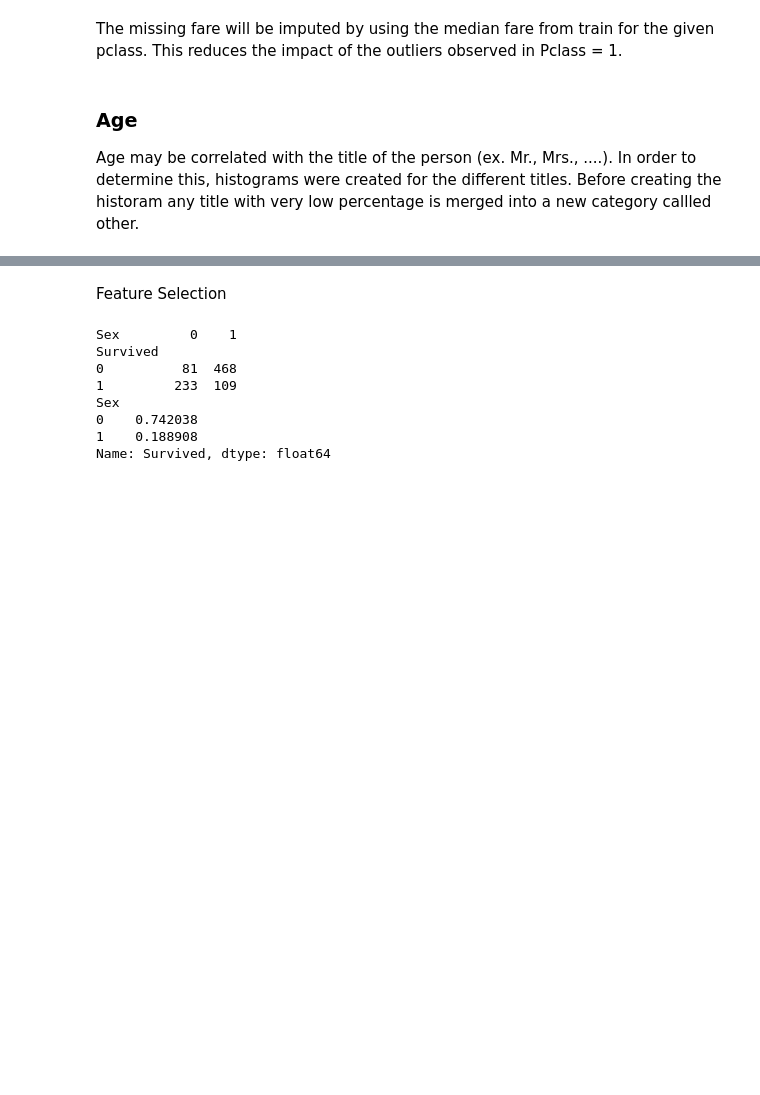
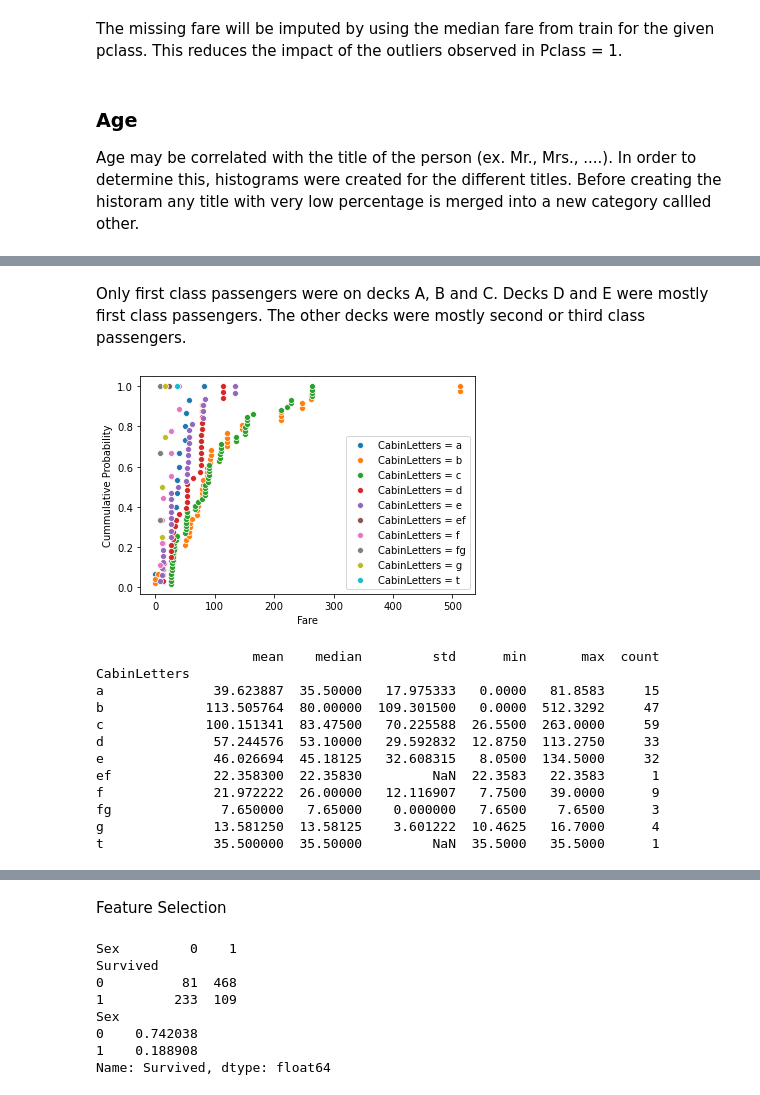
Before and after one commit to robertghennessy/Kaggle-Titanic, a Jupyter notebook: Titianic_Jupyter_v2.ipynb, the cells around one changed output, grey strips where cells are left out. Drawn from its saved outputs; the diff is of its cells as text; code cells hidden in the pictures; blank space fills up the shorter version.

```diff
--- a/Titianic_Jupyter_v2.ipynb
+++ b/Titianic_Jupyter_v2.ipynb
@@ -308,0 +366,15 @@ Check if ticket number can be used to fill in cabin. Unfortunately, only 10 tick
+# %%
+def encode_child(df, age):
+    df['Child'] = 0
+    age_mask = (df['Age'] <= age)
+    master_mask = (df['Title'] == 'master')
+    miss_mask = (train['Title'] == 'miss') & (train['Parch'].isin([1, 2]))
+    df.loc[(age_mask | master_mask | miss_mask),'Child'] = 1
+    return df
+
+train = encode_child(train, 10)
+test = encode_child(test, 10)
+
+
+print(train['Child'].value_counts())
+print(test['Child'].value_counts())
@@ -308,0 +408,3 @@ Check if ticket number can be used to fill in cabin. Unfortunately, only 10 tick
+# %%
+train.drop(['Age', 'AgeDecade'], axis=1, inplace=True)
+test.drop('Age', axis=1, inplace=True)
@@ -403,0 +496,19 @@ print(mask_train_not_null.to_numpy())
+# %% [markdown]
+Only first class passengers were on decks A, B and C. Decks D and E were mostly first class passengers. The other decks were mostly second or third class passengers.
+# %%
+multi_ecdf(train, 'Fare', 'CabinLetters')
+print(train.groupby(by='CabinLetters')['Fare'].agg([np.mean, np.median, np.std, 'min', 'max', 'count']))
+# %% [output]
+[figure, added]
+                    mean    median         std      min       max  count
+CabinLetters
+a              39.623887  35.50000   17.975333   0.0000   81.8583     15
+b             113.505764  80.00000  109.301500   0.0000  512.3292     47
+c             100.151341  83.47500   70.225588  26.5500  263.0000     59
+d              57.244576  53.10000   29.592832  12.8750  113.2750     33
+e              46.026694  45.18125   32.608315   8.0500  134.5000     32
+ef             22.358300  22.35830         NaN  22.3583   22.3583      1
+f              21.972222  26.00000   12.116907   7.7500   39.0000      9
+fg              7.650000   7.65000    0.000000   7.6500    7.6500      3
+g              13.581250  13.58125    3.601222  10.4625   16.7000      4
+t              35.500000  35.50000         NaN  35.5000   35.5000      1
```
Also changed, not shown: parts of 68 cells of this notebook.
